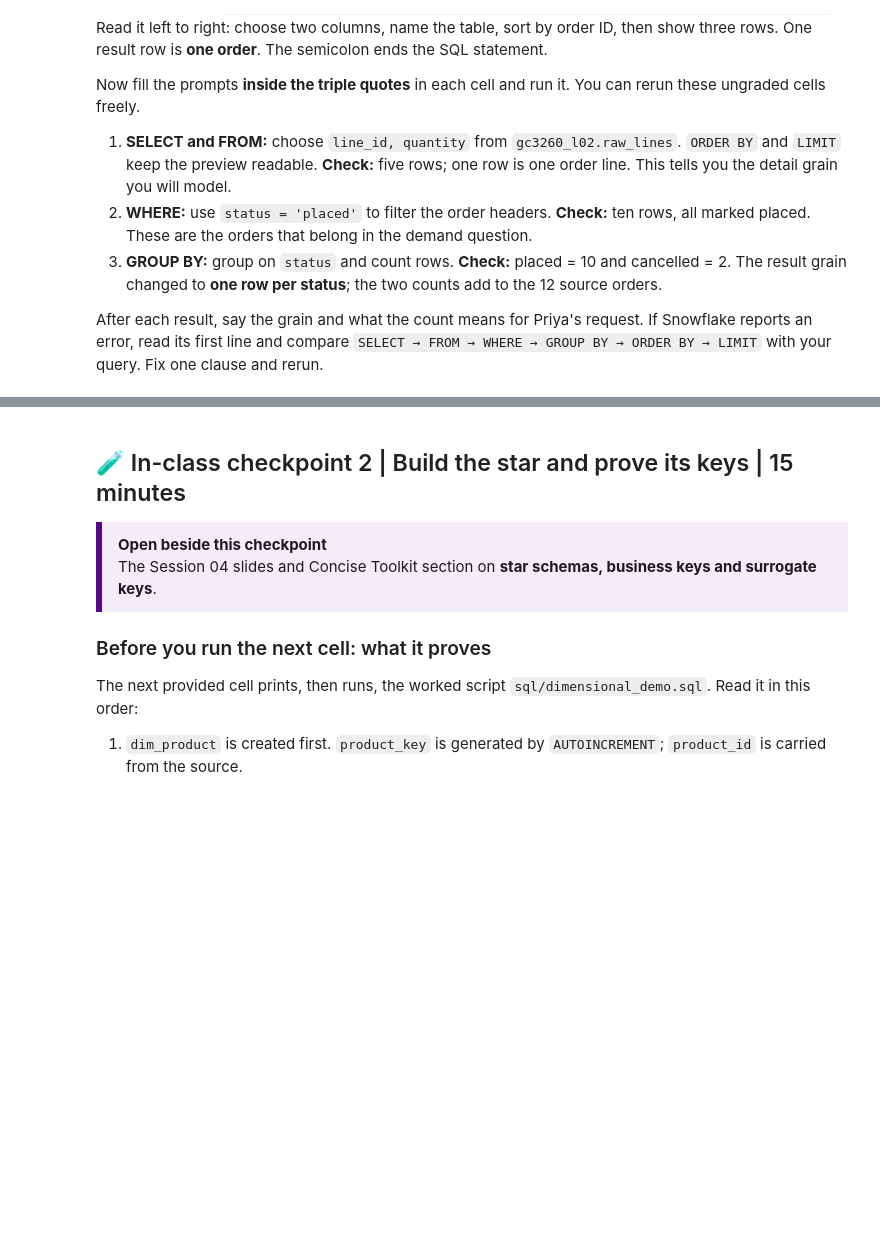
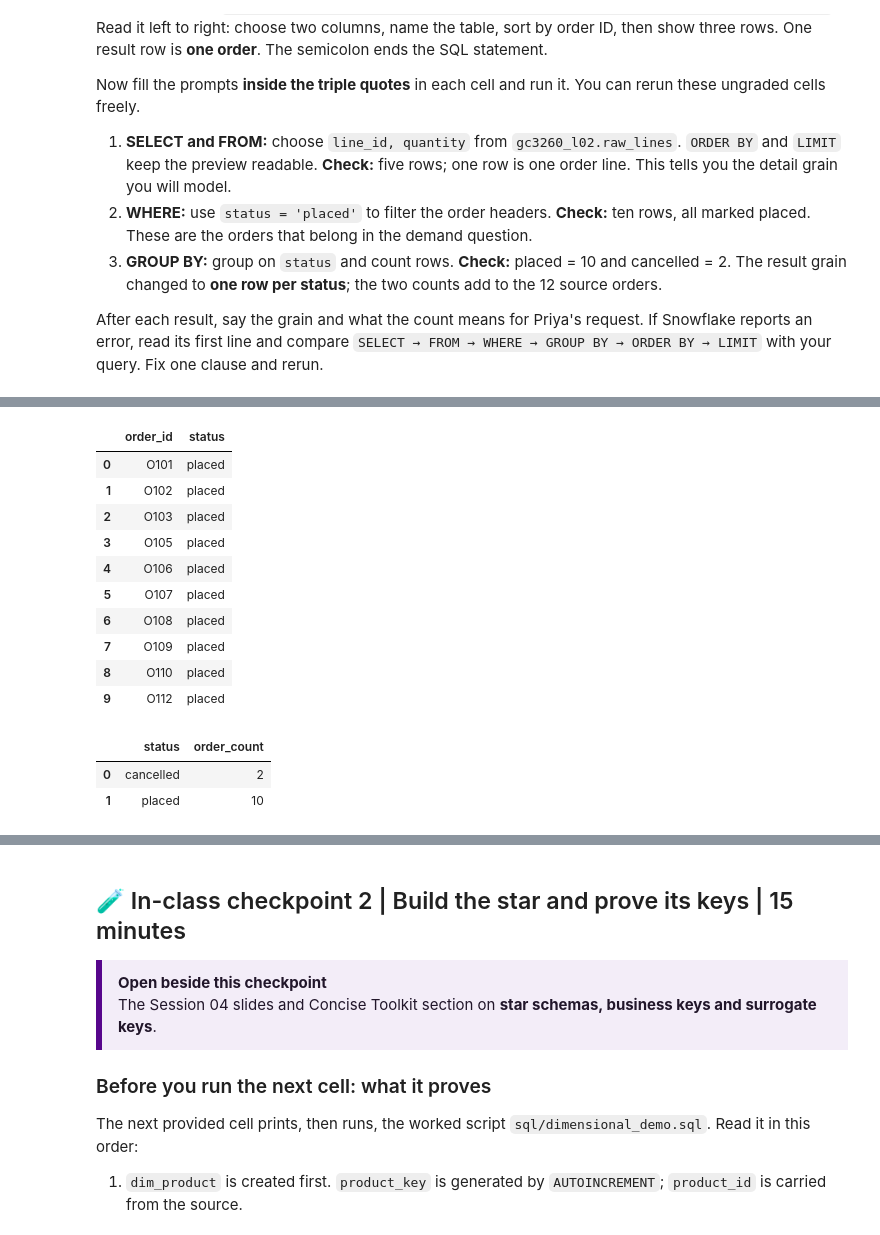
Before and after one commit to JonathanDrivas/Calibration-Detector, a Jupyter notebook: S04_LAB02_Yolande_Xia_xx2579.ipynb, the cells around one changed output, grey strips where cells are left out. Cells and saved outputs as stored; diff of their text form; code cells hidden in the pictures; blank space fills up the shorter version.

```diff
--- a/S04_LAB02_Yolande_Xia_xx2579.ipynb
+++ b/S04_LAB02_Yolande_Xia_xx2579.ipynb
@@ -495,20 +558,32 @@ else:
 # %%
 # 🧪 TYPE AND RUN SQL: S04_BASIC_WHERE
 # 🎯 PURPOSE: Show only placed orders.
 # Edit only the SQL inside the triple quotes. Fill every __REPLACE_ prompt,
 # then rerun this cell. You may rerun it as often as you need.
 practice_sql_text = """
 -- SQL family: DQL. Result grain: one row per placed order.
 SELECT order_id, status
 FROM gc3260_l02.raw_orders
-WHERE __REPLACE_WITH_STATUS_EQUALS_PLACED__
+WHERE status = 'placed'
 ORDER BY order_id
 """
 if '__REPLACE_' in practice_sql_text:
     print('Finish the SQL prompts, then rerun this cell.')
 else:
     display(ck.SQL(practice_sql_text))
 # ✅ CHECK: 10 rows and every status says placed.
+# %% [output]
+|  | order_id | status |
+| 0 | O101 | placed |
+| 1 | O102 | placed |
+| 2 | O103 | placed |
+| 3 | O105 | placed |
+| 4 | O106 | placed |
+| 5 | O107 | placed |
+| 6 | O108 | placed |
+| 7 | O109 | placed |
+| 8 | O110 | placed |
+| 9 | O112 | placed |
 # %%
 # 🧪 TYPE AND RUN SQL: S04_BASIC_GROUP
 # 🎯 PURPOSE: Count orders by status.
@@ -518,7 +593,7 @@ practice_sql_text = """
 -- SQL family: DQL. Result grain: one row per order status.
 SELECT status, count(*) AS order_count
 FROM gc3260_l02.raw_orders
-GROUP BY __REPLACE_WITH_STATUS_COLUMN__
+GROUP BY status
 ORDER BY status
 """
 if '__REPLACE_' in practice_sql_text:
@@ -526,3 +601,7 @@ if '__REPLACE_' in practice_sql_text:
 else:
     display(ck.SQL(practice_sql_text))
 # ✅ CHECK: 2 rows: cancelled = 2 and placed = 10.
+# %% [output]
+|  | status | order_count |
+| 0 | cancelled | 2 |
+| 1 | placed | 10 |
```
Also changed, not shown: parts of 43 cells of this notebook.
